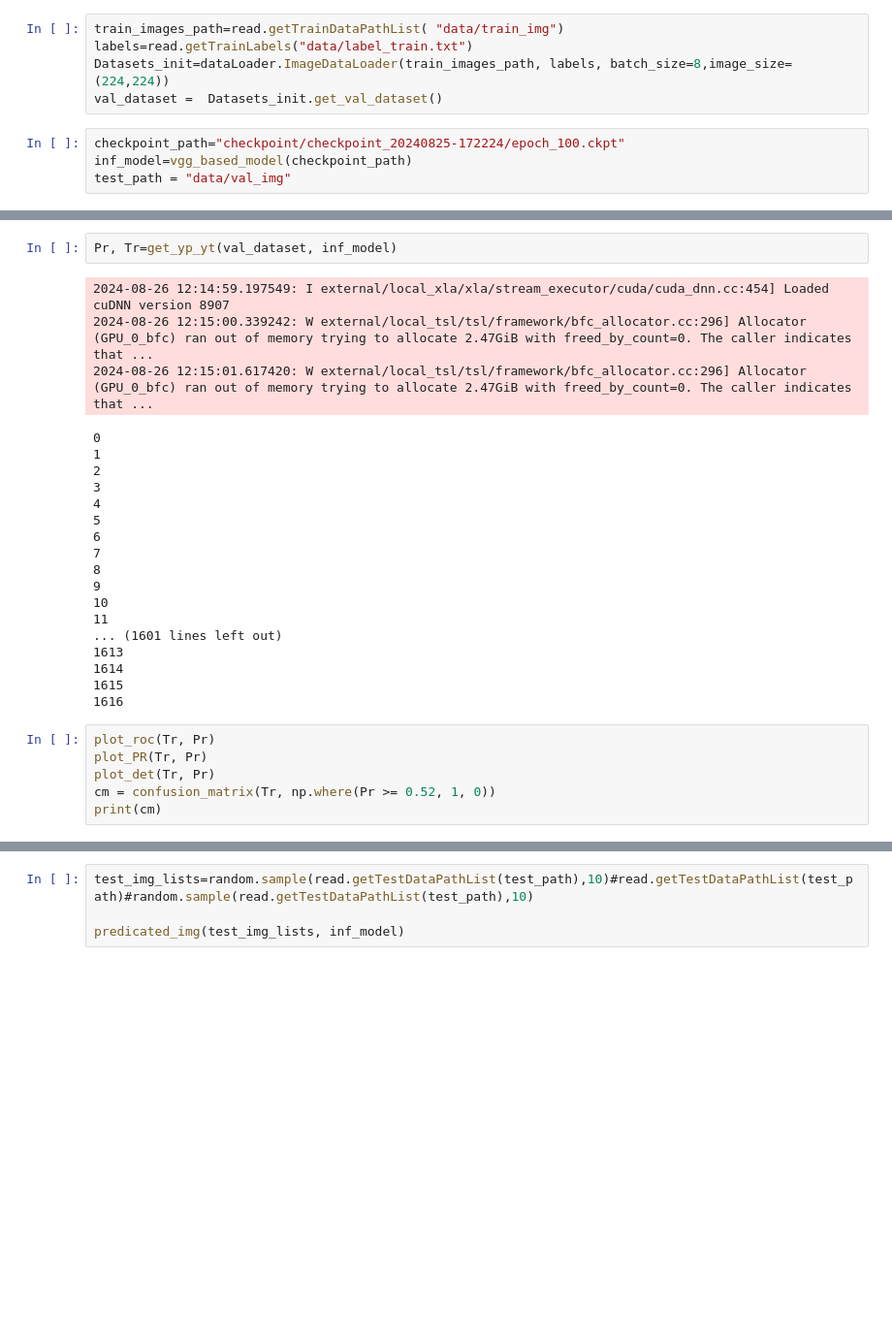
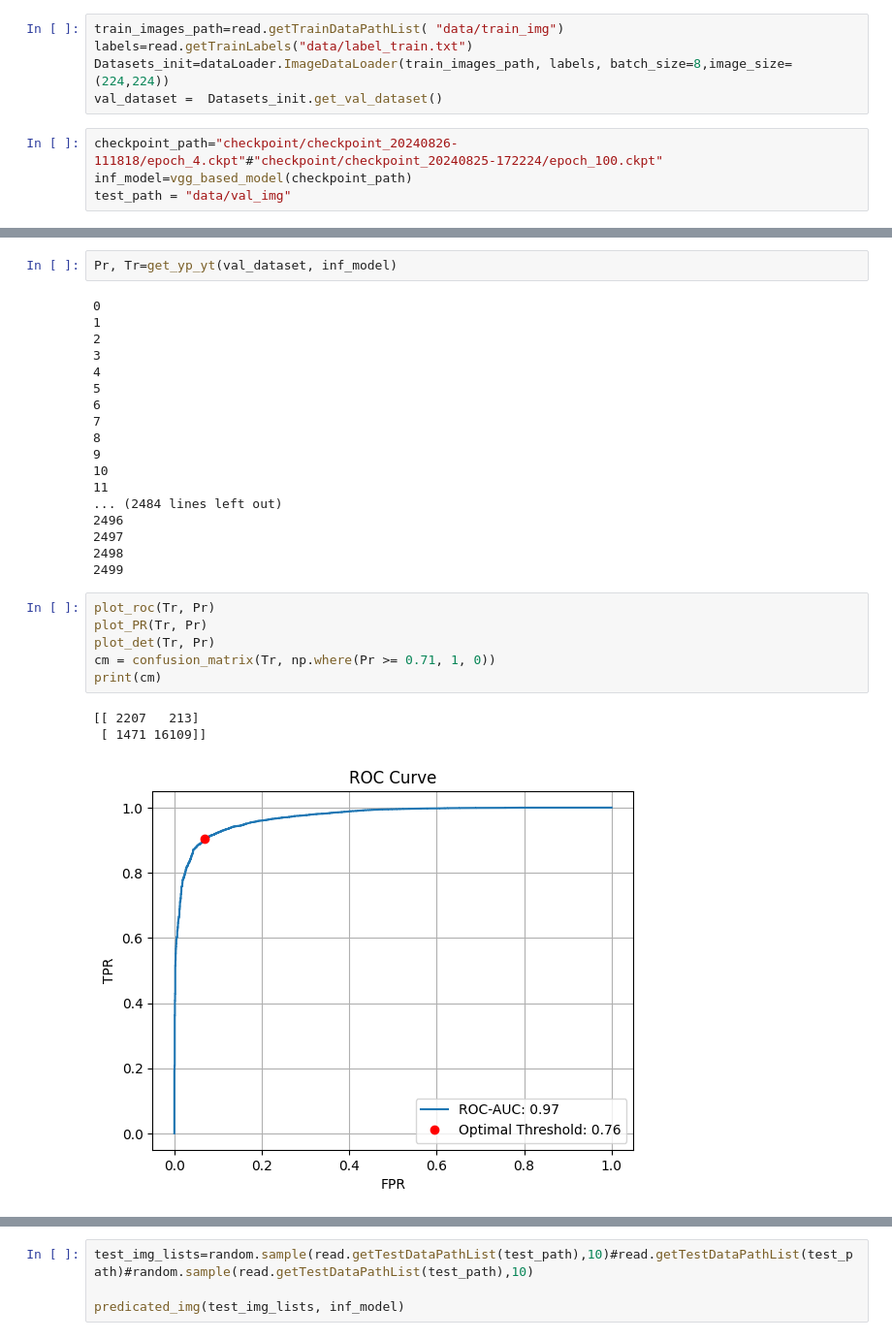
Before and after one commit to sanjay-iisc/TheraPanacea_case_study, a Jupyter notebook: test_i.ipynb, the cells around one changed output, grey strips where cells are left out. Shown at 97% size. Saved outputs shown, nothing was run; the diff lists cells and outputs as text; blank space fills up the shorter version.

```diff
--- a/test_i.ipynb
+++ b/test_i.ipynb
@@ -150,7 +142,7 @@ labels=read.getTrainLabels("data/label_train.txt")
 Datasets_init=dataLoader.ImageDataLoader(train_images_path, labels, batch_size=8,image_size=(224,224))
 val_dataset =  Datasets_init.get_val_dataset()
 # %%
-checkpoint_path="checkpoint/checkpoint_20240825-172224/epoch_100.ckpt"
+checkpoint_path="checkpoint/checkpoint_20240826-111818/epoch_4.ckpt"#"checkpoint/checkpoint_20240825-172224/epoch_100.ckpt"
 inf_model=vgg_based_model(checkpoint_path)
 test_path = "data/val_img"
 # %% [output]
@@ -167,29 +154,30 @@ test_path = "data/val_img"
 # %%
 Pr, Tr=get_yp_yt(val_dataset, inf_model)
 # %% [output]
-2024-08-26 12:14:59.197549: I external/local_xla/xla/stream_executor/cuda/cuda_dnn.cc:454] Loaded cuDNN version 8907
-2024-08-26 12:15:00.339242: W external/local_tsl/tsl/framework/bfc_allocator.cc:296] Allocator (GPU_0_bfc) ran out of memory trying to allocate 2.47GiB with freed_by_count=0. The caller indicates that ...
-2024-08-26 12:15:01.617420: W external/local_tsl/tsl/framework/bfc_allocator.cc:296] Allocator (GPU_0_bfc) ran out of memory trying to allocate 2.47GiB with freed_by_count=0. The caller indicates that ...
+0
+1
+2
+3
+4
+5
+6
+7
+8
+9
+10
+11
+... (2484 lines left out)
+2496
+2497
+2498
+2499
-0
-1
-2
-3
-4
-5
-6
-7
-8
-9
-10
-11
-... (1601 lines left out)
-1613
-1614
-1615
-1616
 # %%
 plot_roc(Tr, Pr)
 plot_PR(Tr, Pr)
 plot_det(Tr, Pr)
-cm = confusion_matrix(Tr, np.where(Pr >= 0.52, 1, 0))
+cm = confusion_matrix(Tr, np.where(Pr >= 0.71, 1, 0))
 print(cm)
+# %% [output]
+[[ 2207   213]
+ [ 1471 16109]]
+[figure, added]
```
Also changed, not shown: parts of 3 cells of this notebook, 7 other files.
